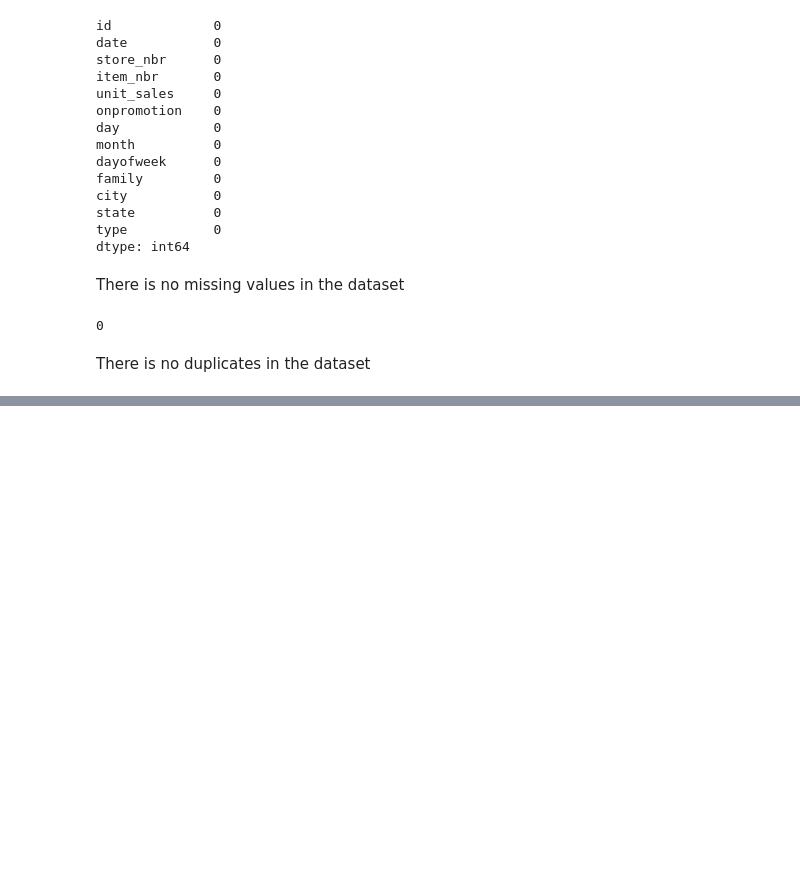
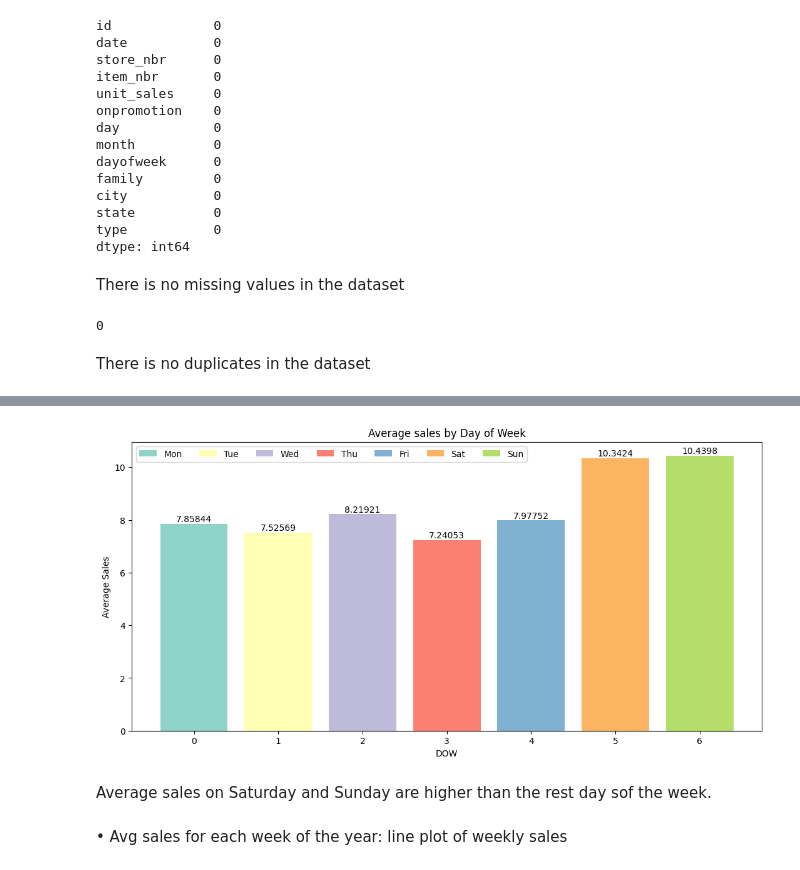
Before and after one commit to sohyla-said/Sales_Forecasting_and_Optimization_GP, a Jupyter notebook: EDA.ipynb, the cells around one changed output, grey strips where cells are left out. Drawn from its saved outputs; the diff is of its cells as text; code cells hidden in the pictures; blank space fills up the shorter version.

```diff
--- a/EDA.ipynb
+++ b/EDA.ipynb
@@ -77,0 +151,4 @@ There is no duplicates in the dataset
+# %%
+# group the data by dow and compute the avg for unit_sales per dow
+avg_sales_by_dow = dataset.groupby(by='dayofweek')['unit_sales'].mean()
+avg_sales_by_dow
@@ -77,0 +165,15 @@ There is no duplicates in the dataset
+# %%
+plt.figure(figsize=(13, 6))
+bars = plt.bar(avg_sales_by_dow.index, avg_sales_by_dow.values, color=plt.cm.Set3.colors, label=['Mon', 'Tue', 'Wed', 'Thu', 'Fri', 'Sat', 'Sun'])
+plt.bar_label(bars)
+plt.title("Average sales by Day of Week")
+plt.xlabel("DOW")
+plt.ylabel("Average Sales")
+plt.legend(loc='upper left', ncol=7)
+plt.show()
+# %% [output]
+[figure, added]
+# %% [markdown]
+Average sales on Saturday and Sunday are higher than the rest day sof the week.
+# %% [markdown]
+•	Avg sales for each week of the year: line plot of weekly sales
```
Also changed, not shown: parts of 18 cells of this notebook.
